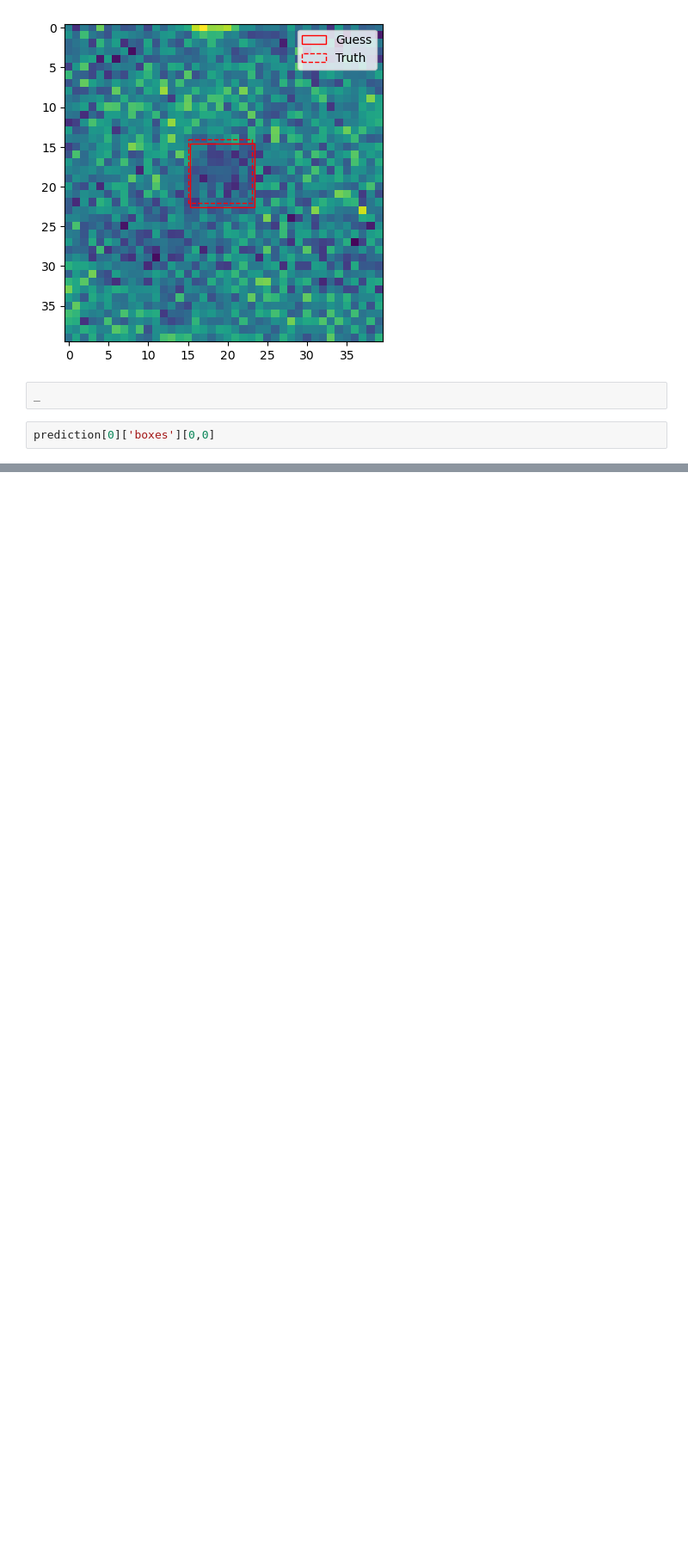
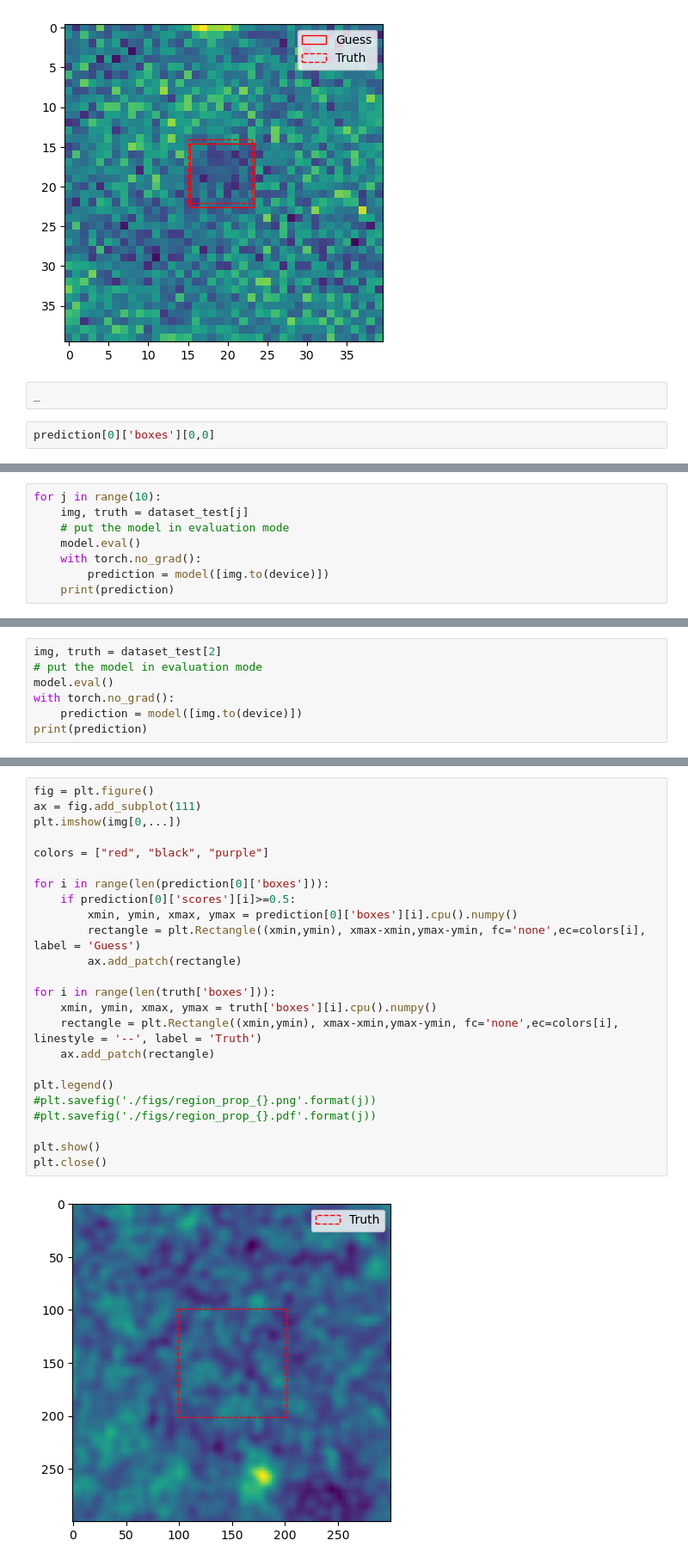
Before and after one commit to Sulla2012/ml-clusters, a Jupyter notebook: torch-mask-rcnn.ipynb, the cells around one changed output, grey strips where cells are left out. Shown at 86% size. Saved outputs shown, nothing was run; the diff lists cells and outputs as text; blank space fills up the shorter version.

```diff
--- a/torch-mask-rcnn.ipynb
+++ b/torch-mask-rcnn.ipynb
@@ -538,0 +597,8 @@ Epoch: [6]  [ 180/1026]  eta: 0:01:46  lr: 0.000050  loss: 0.0209 (0.0279)  loss
+# %%
+for j in range(10):
+    img, truth = dataset_test[j]
+    # put the model in evaluation mode
+    model.eval()
+    with torch.no_grad():
+        prediction = model([img.to(device)])
+    print(prediction)
@@ -538,0 +623,7 @@ Epoch: [6]  [ 180/1026]  eta: 0:01:46  lr: 0.000050  loss: 0.0209 (0.0279)  loss
+# %%
+img, truth = dataset_test[2]
+# put the model in evaluation mode
+model.eval()
+with torch.no_grad():
+    prediction = model([img.to(device)])
+print(prediction)
@@ -538,0 +644,26 @@ Epoch: [6]  [ 180/1026]  eta: 0:01:46  lr: 0.000050  loss: 0.0209 (0.0279)  loss
+# %%
+fig = plt.figure()
+ax = fig.add_subplot(111)
+plt.imshow(img[0,...])
+
+colors = ["red", "black", "purple"]
+
+for i in range(len(prediction[0]['boxes'])):
+    if prediction[0]['scores'][i]>=0.5:
+        xmin, ymin, xmax, ymax = prediction[0]['boxes'][i].cpu().numpy()
+        rectangle = plt.Rectangle((xmin,ymin), xmax-xmin,ymax-ymin, fc='none',ec=colors[i], label = 'Guess')
+        ax.add_patch(rectangle)
+
+for i in range(len(truth['boxes'])):
+    xmin, ymin, xmax, ymax = truth['boxes'][i].cpu().numpy()
+    rectangle = plt.Rectangle((xmin,ymin), xmax-xmin,ymax-ymin, fc='none',ec=colors[i], linestyle = '--', label = 'Truth')
+    ax.add_patch(rectangle)
+
+plt.legend()
+#plt.savefig('./figs/region_prop_{}.png'.format(j))
+#plt.savefig('./figs/region_prop_{}.pdf'.format(j))
+
+plt.show()
+plt.close()
+# %% [output]
+[figure, added]
```
Also changed, not shown: parts of 17 cells of this notebook.
